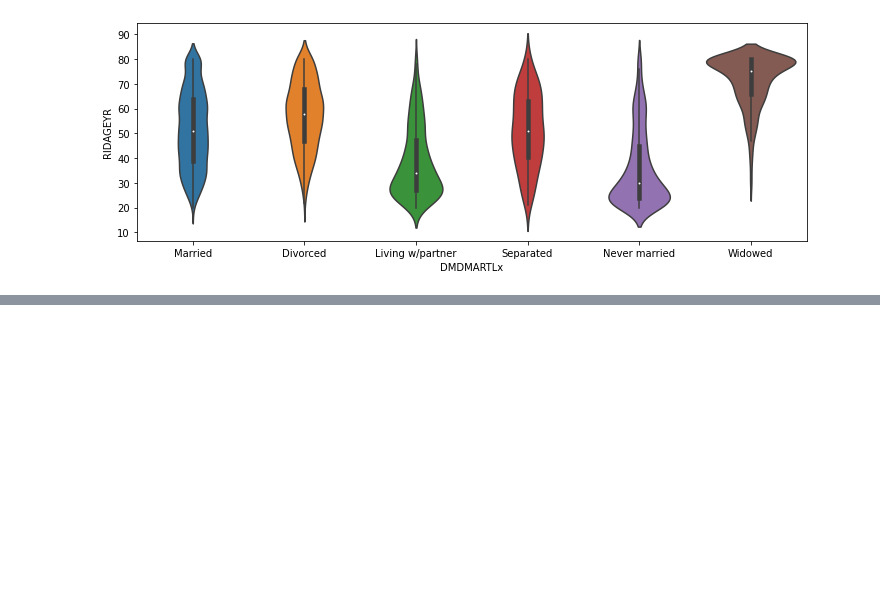
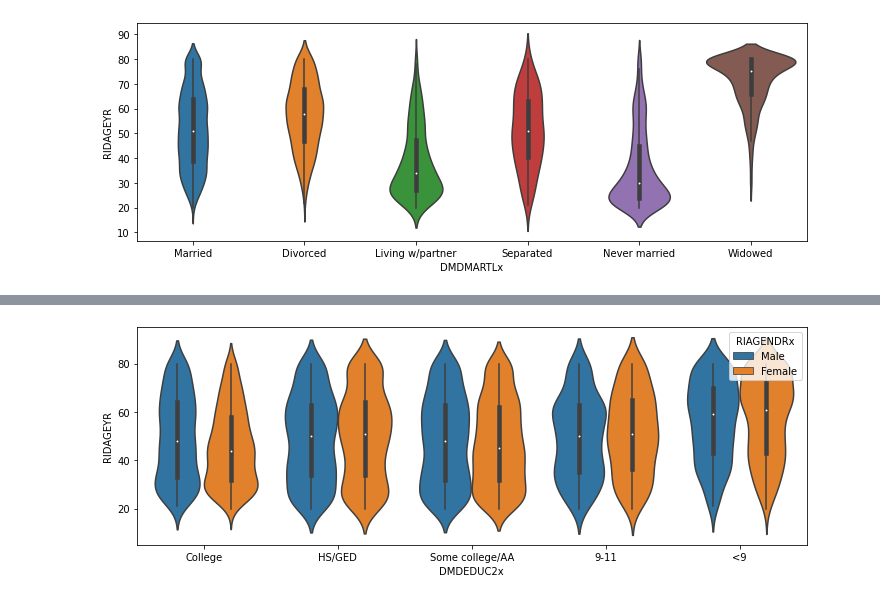
Before and after one commit to mxagar/statistics_with_python_coursera, a Jupyter notebook: 01_Visualization/lab/07_Multivariate_Analysis_NHANES_Dataset.ipynb, the cells around one changed output, grey strips where cells are left out. Cells and saved outputs as stored; diff of their text form; code cells hidden in the pictures; blank space fills up the shorter version.

```diff
--- a/01_Visualization/lab/07_Multivariate_Analysis_NHANES_Dataset.ipynb
+++ b/01_Visualization/lab/07_Multivariate_Analysis_NHANES_Dataset.ipynb
@@ -236,0 +277,16 @@ a = sns.violinplot(x="DMDMARTLx", y="RIDAGEYR", data=db)
+# %%
+# Make education level status human readable and remove confusing levels
+da["DMDEDUC2x"] = da.DMDEDUC2.replace({1: "<9",
+                                       2: "9-11",
+                                       3: "HS/GED",
+                                       4: "Some college/AA",
+                                       5: "College",
+                                       7: "Refused",
+                                       9: "Don't know"})
+db = da.loc[(da.DMDEDUC2x != "Don't know"), :]
+# %%
+# Violin plots: distributions of ages within groups defined by gender and education level
+plt.figure(figsize=(12, 4))
+a = sns.violinplot(x="DMDEDUC2x", y="RIDAGEYR", data=db, hue="RIAGENDRx")
+# %% [output]
+[figure, added]
```
Also changed, not shown: parts of 12 cells of this notebook.
